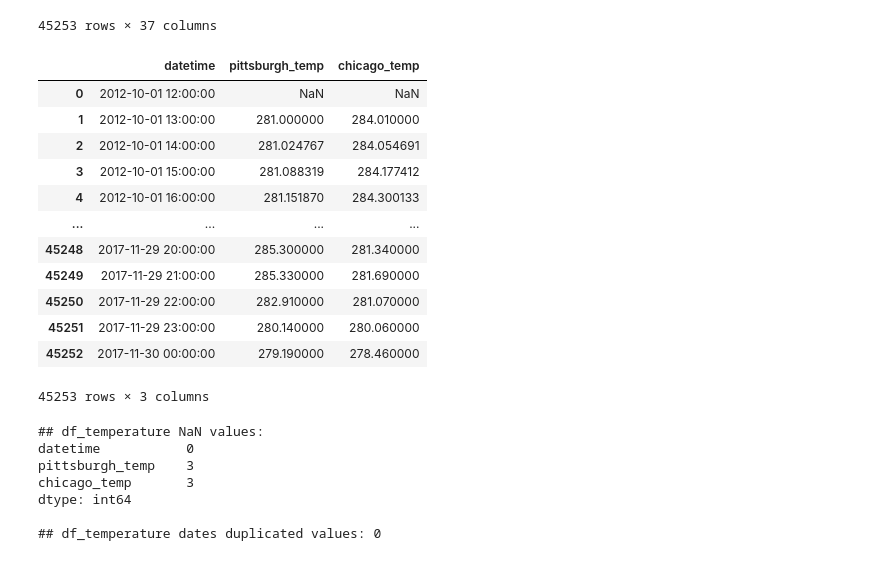
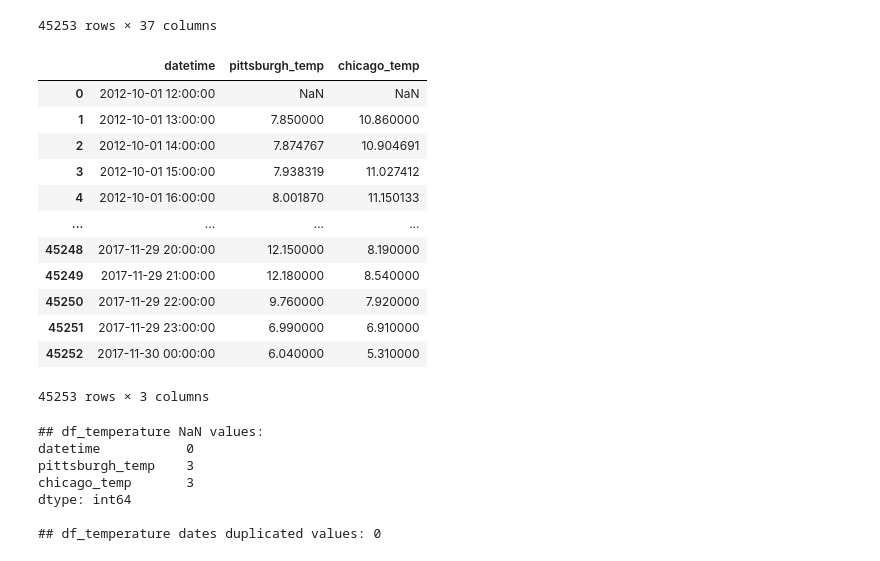
Before and after one commit to Somerillo/DI-Final_Project, a Jupyter notebook: time_series.ipynb, the cells around one changed output. Saved outputs shown, nothing was run; the diff lists cells and outputs as text; code cells hidden in the pictures.

```diff
--- a/time_series.ipynb
+++ b/time_series.ipynb
@@ -79,29 +81,33 @@ display(df)
 # %%
 df_temperature = df[['datetime', 'Pittsburgh', 'Chicago']].copy()
 
 # export it as CSV
 df_temperature.to_csv('raw_temperature.csv', index=False)
 
 # change col names
 df_temperature.columns = ['datetime', 'pittsburgh_temp', 'chicago_temp']
 
 # change 'datetime' format
 df_temperature['datetime'] = pd.to_datetime(df_temperature['datetime'])
 
+# convert temperatures from K to C
+df_temperature['pittsburgh_temp'] = df_temperature['pittsburgh_temp'] - 273.15
+df_temperature['chicago_temp'] = df_temperature['chicago_temp'] - 273.15
+
 display(df_temperature)
 # %% [output]
 |  | datetime | pittsburgh_temp | chicago_temp |
 | 0 | 2012-10-01 12:00:00 | NaN | NaN |
-| 1 | 2012-10-01 13:00:00 | 281.000000 | 284.010000 |
-| 2 | 2012-10-01 14:00:00 | 281.024767 | 284.054691 |
-| 3 | 2012-10-01 15:00:00 | 281.088319 | 284.177412 |
-| 4 | 2012-10-01 16:00:00 | 281.151870 | 284.300133 |
+| 1 | 2012-10-01 13:00:00 | 7.850000 | 10.860000 |
+| 2 | 2012-10-01 14:00:00 | 7.874767 | 10.904691 |
+| 3 | 2012-10-01 15:00:00 | 7.938319 | 11.027412 |
+| 4 | 2012-10-01 16:00:00 | 8.001870 | 11.150133 |
 | ... | ... | ... | ... |
-| 45248 | 2017-11-29 20:00:00 | 285.300000 | 281.340000 |
-| 45249 | 2017-11-29 21:00:00 | 285.330000 | 281.690000 |
-| 45250 | 2017-11-29 22:00:00 | 282.910000 | 281.070000 |
-| 45251 | 2017-11-29 23:00:00 | 280.140000 | 280.060000 |
-| 45252 | 2017-11-30 00:00:00 | 279.190000 | 278.460000 |
+| 45248 | 2017-11-29 20:00:00 | 12.150000 | 8.190000 |
+| 45249 | 2017-11-29 21:00:00 | 12.180000 | 8.540000 |
+| 45250 | 2017-11-29 22:00:00 | 9.760000 | 7.920000 |
+| 45251 | 2017-11-29 23:00:00 | 6.990000 | 6.910000 |
+| 45252 | 2017-11-30 00:00:00 | 6.040000 | 5.310000 |
 45253 rows × 3 columns
 # %%
 # for completitude we count NaNs and duplicates
```
Also changed, not shown: parts of 12 cells of this notebook, 1 other file.
